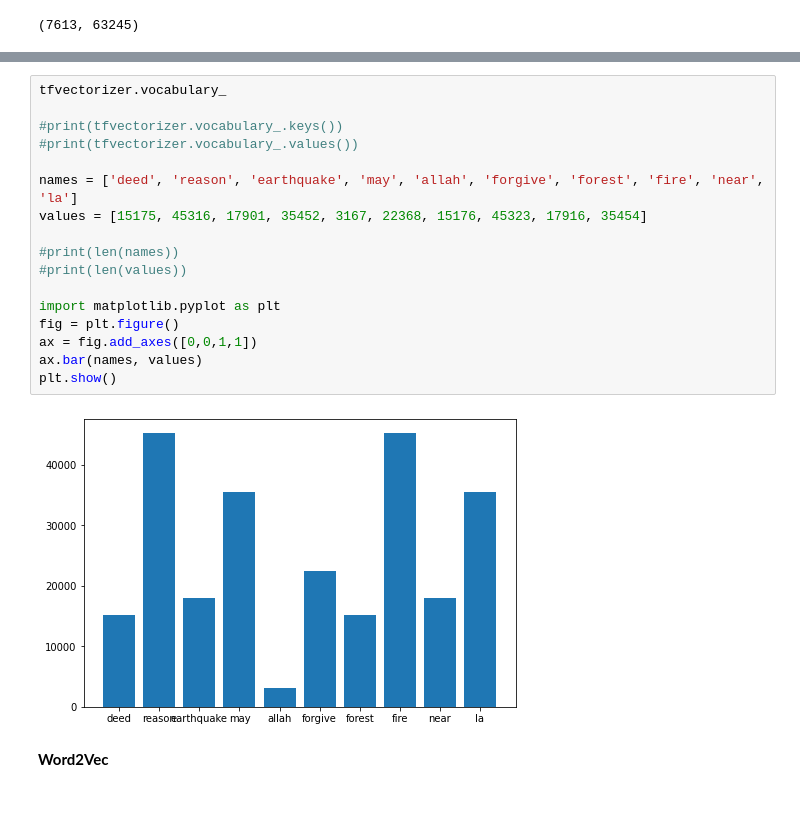
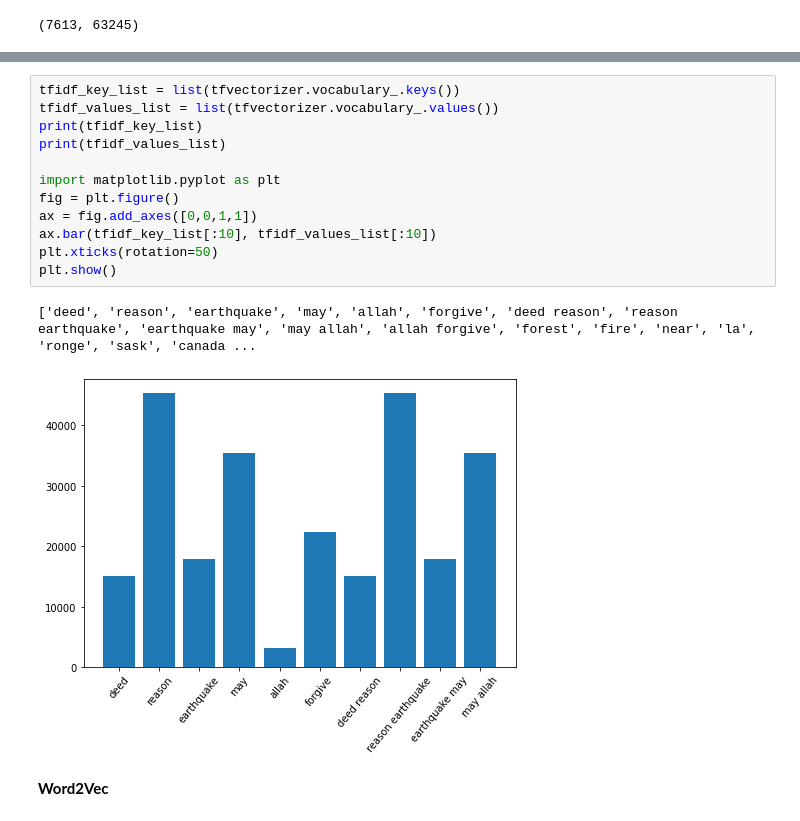
Before and after one commit to YoonjungChoi/CMPE255_TEAM10, a Jupyter notebook: TrainingModels_YJ.ipynb, the cells around one changed output, grey strips where cells are left out. Cells and saved outputs as stored; diff of their text form.

```diff
--- a/TrainingModels_YJ.ipynb
+++ b/TrainingModels_YJ.ipynb
@@ -333,22 +469,18 @@ print(tfidf_df.shape)
 # %%
-tfvectorizer.vocabulary_
-
-#print(tfvectorizer.vocabulary_.keys())
-#print(tfvectorizer.vocabulary_.values())
-
-names = ['deed', 'reason', 'earthquake', 'may', 'allah', 'forgive', 'forest', 'fire', 'near', 'la']
-values = [15175, 45316, 17901, 35452, 3167, 22368, 15176, 45323, 17916, 35454]
-
-#print(len(names))
-#print(len(values))
+tfidf_key_list = list(tfvectorizer.vocabulary_.keys())
+tfidf_values_list = list(tfvectorizer.vocabulary_.values())
+print(tfidf_key_list)
+print(tfidf_values_list)
 
 import matplotlib.pyplot as plt
 fig = plt.figure()
 ax = fig.add_axes([0,0,1,1])
-ax.bar(names, values)
+ax.bar(tfidf_key_list[:10], tfidf_values_list[:10])
+plt.xticks(rotation=50)
 plt.show()
 # %% [output]
+['deed', 'reason', 'earthquake', 'may', 'allah', 'forgive', 'deed reason', 'reason earthquake', 'earthquake may', 'may allah', 'allah forgive', 'forest', 'fire', 'near', 'la', 'ronge', 'sask', 'canada ...
-[figure, old version]
+[figure, new version]
 # %% [markdown]
 **Word2Vec**
 # %%
```
Also changed, not shown: parts of 24 cells of this notebook, 10 other files.
